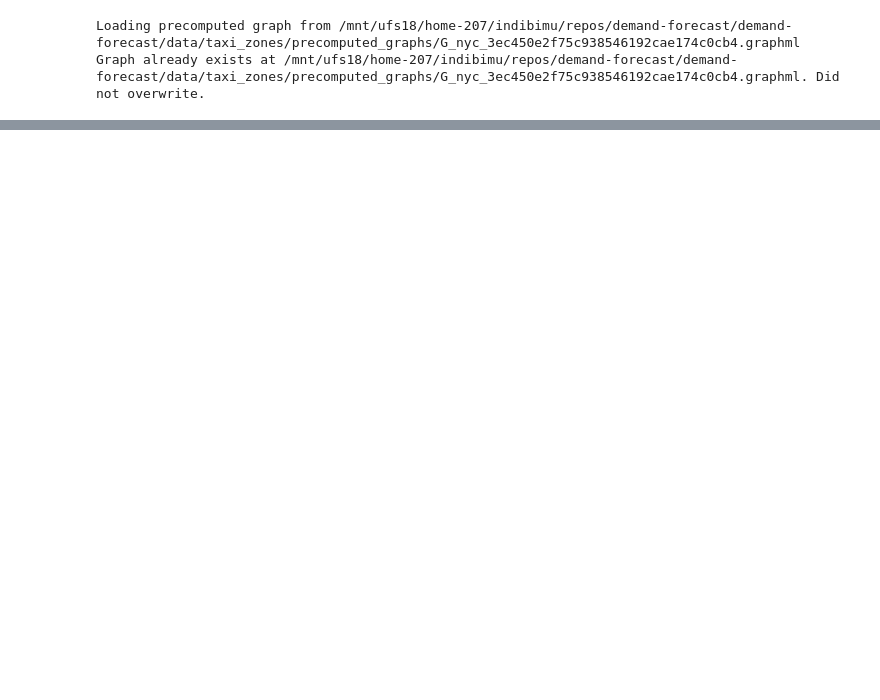
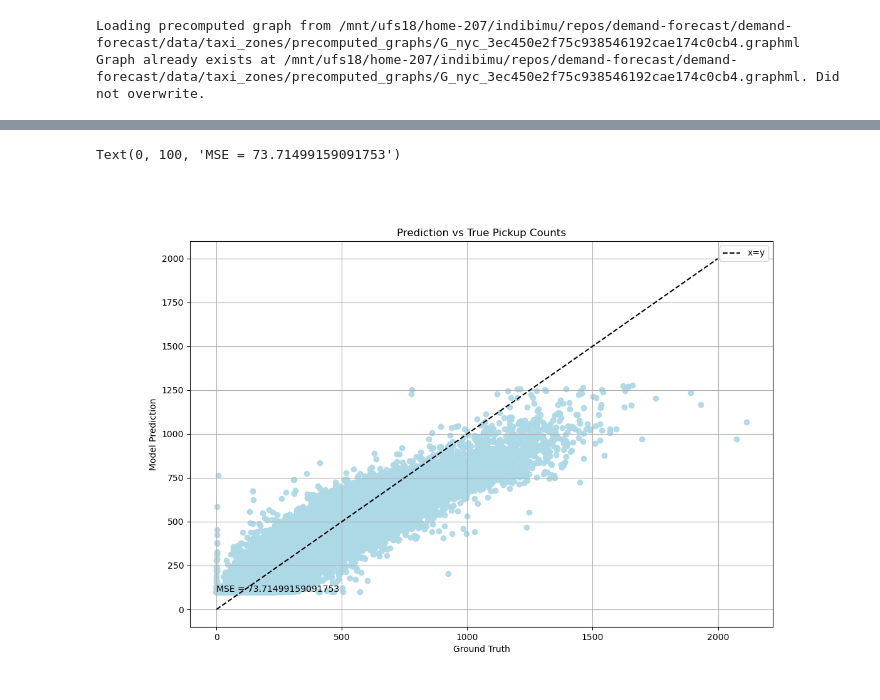
Before and after one commit to indibi/demand-forecast, a Jupyter notebook: protoboard/gnn.ipynb, the cells around one changed output, grey strips where cells are left out. Saved outputs shown, nothing was run; the diff lists cells and outputs as text; code cells hidden in the pictures; blank space fills up the shorter version.

```diff
--- a/protoboard/gnn.ipynb
+++ b/protoboard/gnn.ipynb
@@ -183,0 +287,16 @@ class NYCGraphDataset(InMemoryDataset):
+# %%
+model = 'SSG'
+prev_hrs = 4
+prev_days = 2
+prev_weeks = 2
+forecast_horizon = 1
+include_weather = False
+batch_size = 32
+learning_rate = 0.005
+num_layer = 3
+hcwidth = 32
+alpha = 0.9
+k = 1
+dropout = 0.1
+model = train_gcn(model, prev_hrs, prev_days, prev_weeks, forecast_horizon, include_weather,
+            learning_rate, num_layer, hcwidth,  alpha, k, dropout, num_epoch=100, batch_size=batch_size)
@@ -183,0 +321,45 @@ class NYCGraphDataset(InMemoryDataset):
+# %%
+prev_hrs = 4
+prev_days = 2
+prev_weeks = 2
+forecast_horizon = 1
+include_weather = False
+batch_size =32
+device ='cuda:3'
+dtype= torch.float64
+nyc_test = NYCTripDataset('test', test_data,
+                            prev_hrs=prev_hrs,
+                            prev_days=prev_days,
+                            prev_weeks=prev_weeks,
+                            forecast_horizon=forecast_horizon,
+                            include_weather=include_weather,
+                            device=device, dtype=dtype)
+
+test_dataloader = DataLoader(nyc_test, batch_size=batch_size, shuffle=False)
+criterion = torch.nn.MSELoss(reduction='mean')
+
+mean = torch.tensor(scalers[29].mean_).to(device, dtype=torch.float64)
+std = torch.tensor(scalers[29].scale_).to(device, dtype=torch.float64)
+
+def test_visualize(model, test_dataloader, **kwargs):
+    fig, axe = plt.subplots(1,1, figsize=(12,8))#kwargs.get('figsize',(10,10))
+    model.eval()
+    batch_loss = 0
+    batch_maerl = 0
+    num_batches = 0
+    for data in test_dataloader:
+        out = model(data.x, data.edge_index)
+        y_pred = out * std + mean
+        y_true = data.y * std + mean
+        loss, mean_abs_rel_err = loss_fn(out, data.y, mean, std)
+        if not math.isnan(loss.item()):
+            batch_loss += loss.item()
+            batch_maerl += mean_abs_rel_err.item()
+            num_batches += 1
+            axe.scatter(y_true.detach().cpu().flatten().numpy(),y_pred.detach().cpu().flatten().numpy(),
+                        color='lightblue', alpha=0.9)
+    mse = batch_loss/(batch_size*num_batches)
+    return fig, axe, mse
+# %% [output]
+Text(0, 100, 'MSE = 73.71499159091753')
+[figure, added]
```
Also changed, not shown: parts of 15 cells of this notebook, 19 other files.
